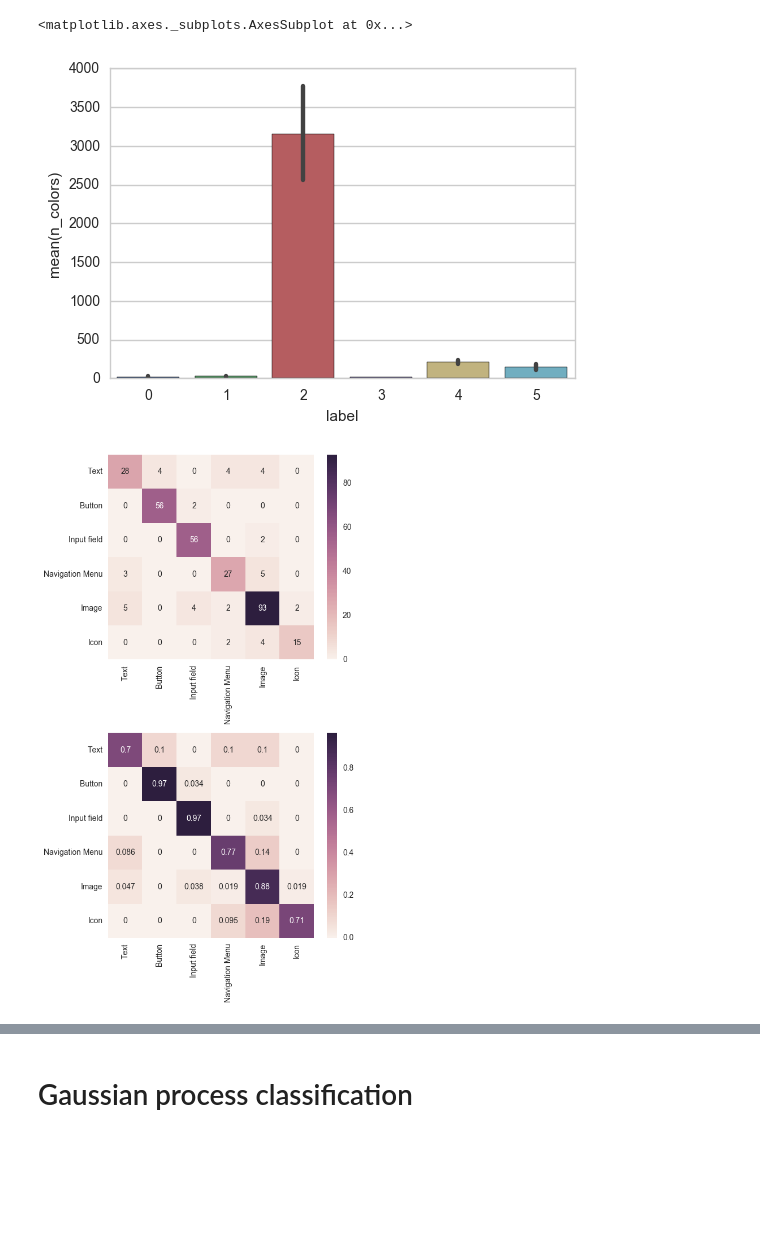
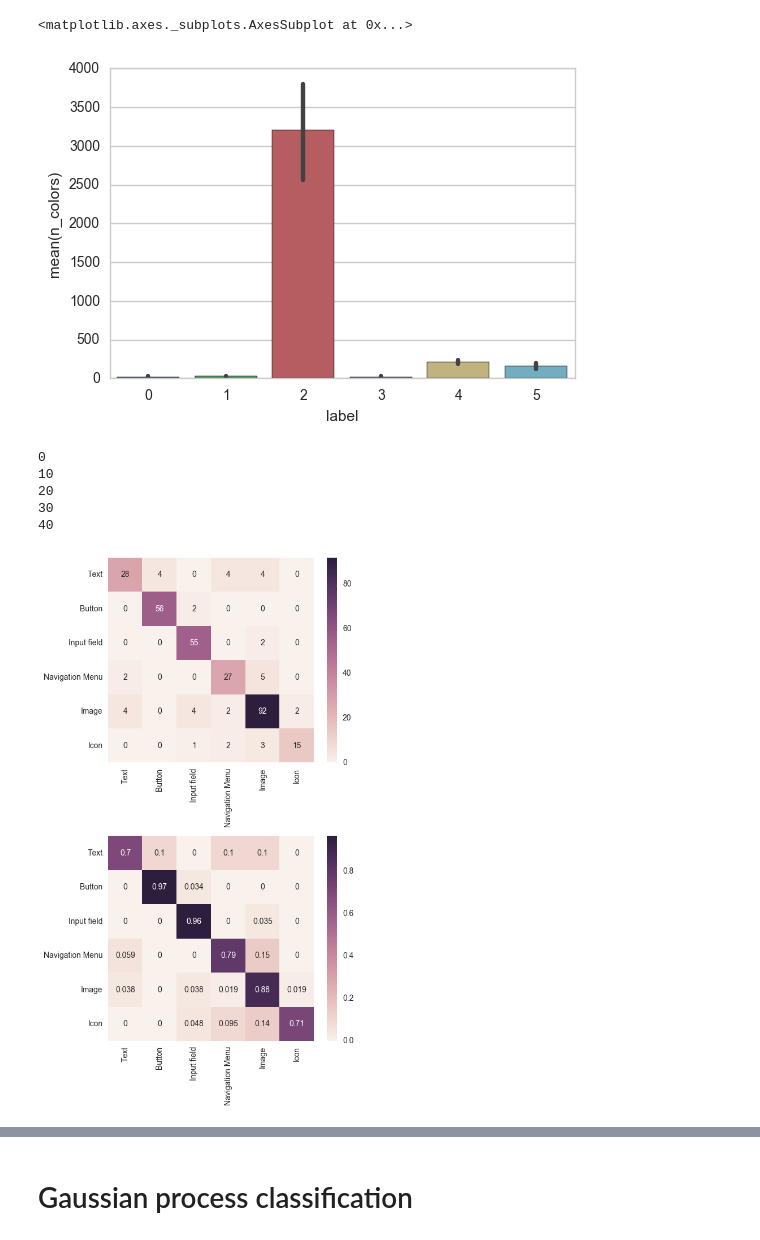
Before and after one commit to annafeit/web_labeling, a Jupyter notebook: random forest/compute features.ipynb, the cells around one changed output, grey strips where cells are left out. Drawn from its saved outputs; the diff is of its cells as text; code cells hidden in the pictures; blank space fills up the shorter version.

Commit message:
debugging of wrongly classified images

```diff
--- a/random forest/compute features.ipynb
+++ b/random forest/compute features.ipynb
@@ -8,7 +8,7 @@ import cv2
 import seaborn as sns
 import matplotlib.pyplot as plt
 import cPickle
-rom sklearn.datasets import load_iris
+from sklearn.datasets import load_iris
 from sklearn.ensemble import RandomForestClassifier
 from sklearn.metrics import confusion_matrix
 
@@ -27,7 +27,8 @@ sns.set_style("whitegrid")
 label_numbers =  {"Button":0, "Icon":1, "Image":2, "Input field":3,  "Text":4, "Navigation Menu":5}
 number_label = {0:"Button", 1:"Icon", 2:"Image", 3:"Input field",  4:"Text", 5: "Navigation Menu"}
 
-wireframes = ["One Page Website Wireframes", "sketch-psd-wireframe-templates-3", "img2", "img", "ui03", "34b5e120533561.562ece003eee5", "4c553642358074567722f94f3937f101", "WireframeKit-Retina"]
+wireframes = ["One Page Website Wireframes", "sketch-psd-wireframe-templates-3", "img2", "img", "ui03", "34b5e120533561.562ece003eee5", "4c553642358074567722f94f3937f101", "WireframeKit-Retina", "b8fe73d7a5d4f27f8833302a7917bc57"]
 
-df = utils.filter_top_100(pd.read_csv("../../img_labeled/logs/log_all.csv", sep=","))
-df = df[~df.filename.isin(wireframes)]
+df = pd.read_csv("log_filtered.csv", sep=",")
+#df_all = utils.filter_top_100(pd.read_csv("../../img_labeled/logs/log_all.csv", sep=","))
+#df_all = df_all[~df_all.filename.isin(wireframes)]
@@ -84,7 +89,7 @@ sns.barplot(x="label", y="contrast", data=df)
 sns.barplot(x="label", y="n_colors", data=df)
 # %% [output]
 <matplotlib.axes._subplots.AxesSubplot at 0x...>
-[figure, old version]
+[figure, new version]
 # %%
 def train(clf, df, features, filename=""):
     """
@@ -117,10 +122,17 @@ def train(clf, df, features, filename=""):
     fig.tight_layout(w_pad=5.0)
     if filename != "":
         fig.savefig(filename,dpi=300, bbox_inches='tight')
+    #return last classifier
+    return train, test, clf
 # %%
 clf = RandomForestClassifier(n_estimators=25, n_jobs=4, criterion="gini", max_features='sqrt')
 features = ["x_abs", "y_abs",  "width", "height", "aspect_ratio", "n_colors", "contrast"]
 
-train(clf, df, features, "RF_25_gini_noWF_noRelPos.png")
+train, test, clf = train(clf, df, features, "RF_25_gini_noWF_noRelPos.png")
 # %% [output]
+0
+10
+20
+30
+40
-[figure, old version]
+[figure, new version]
```
Also changed, not shown: parts of 5 cells of this notebook, 46 other files.
